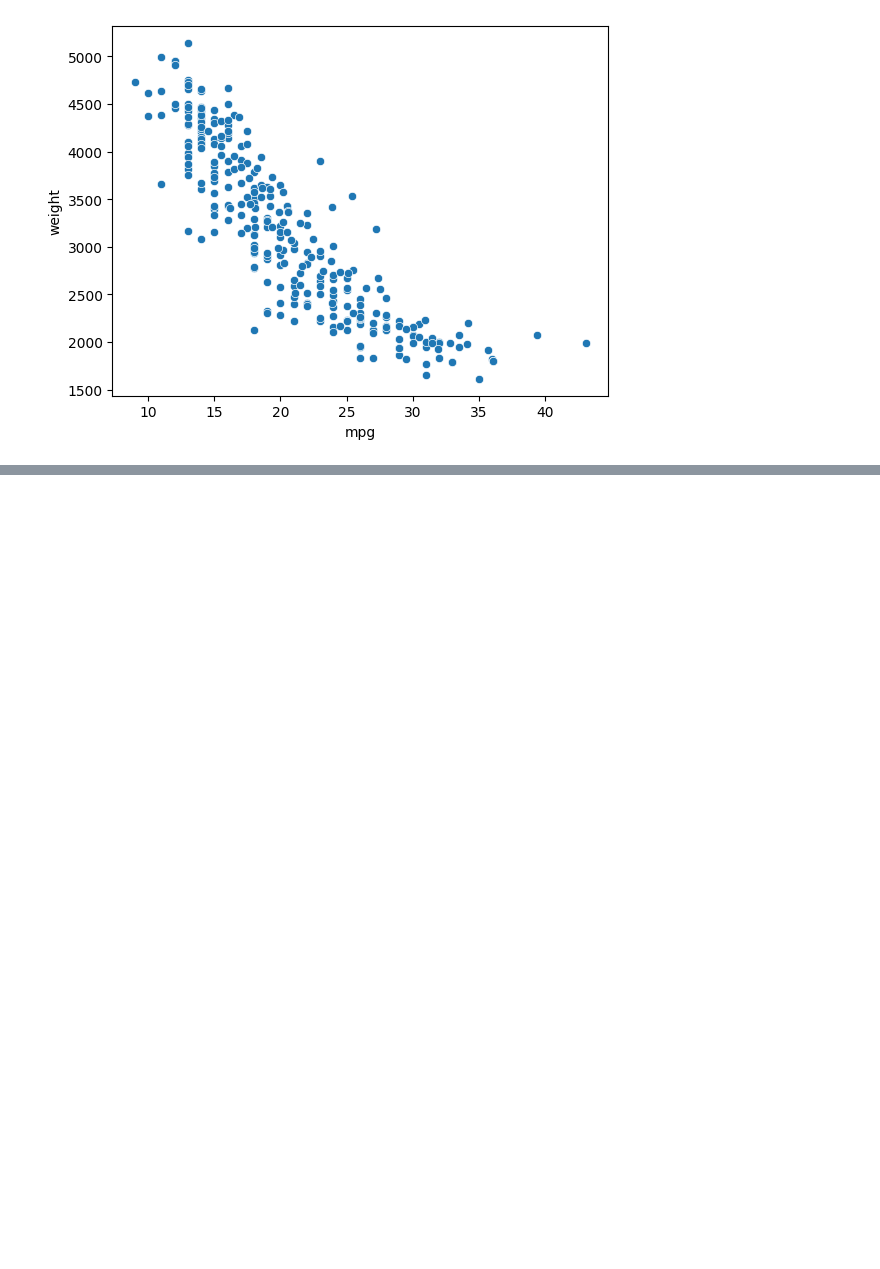
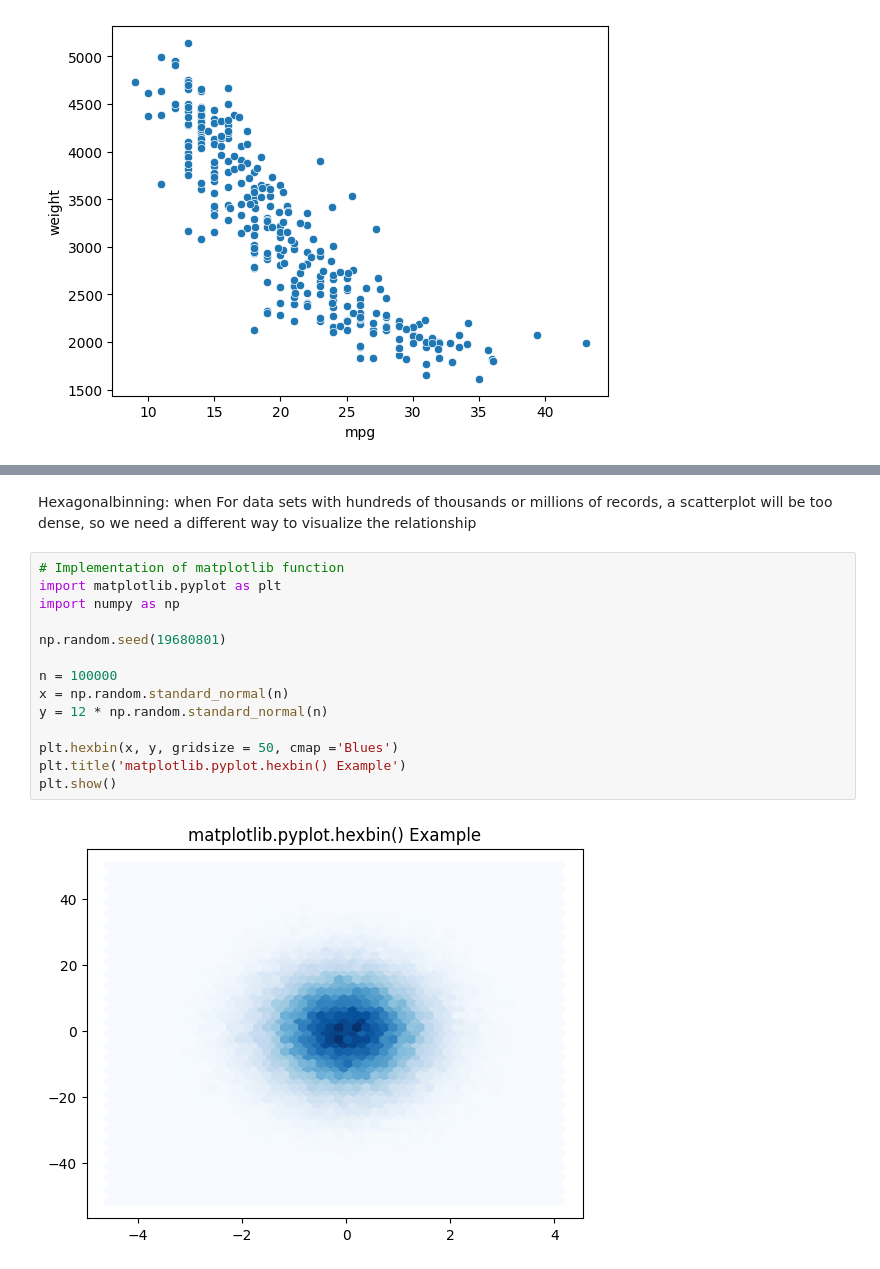
Before and after one commit to santhimaddipudi/Python-work, a Jupyter notebook: ML1_EDA.ipynb, the cells around one changed output, grey strips where cells are left out. Drawn from its saved outputs; the diff is of its cells as text; blank space fills up the shorter version.

```diff
--- a/ML1_EDA.ipynb
+++ b/ML1_EDA.ipynb
@@ -212,0 +243,20 @@ sns.scatterplot(x="mpg", y="weight", data=df);
+# %% [markdown]
+Hexagonalbinning: when For data sets with hundreds
+of thousands or millions of records, a scatterplot will be too dense, so we need a
+different way to visualize the relationship
+# %%
+# Implementation of matplotlib function
+import matplotlib.pyplot as plt
+import numpy as np
+
+np.random.seed(19680801)
+
+n = 100000
+x = np.random.standard_normal(n)
+y = 12 * np.random.standard_normal(n)
+
+plt.hexbin(x, y, gridsize = 50, cmap ='Blues')
+plt.title('matplotlib.pyplot.hexbin() Example')
+plt.show()
+# %% [output]
+[figure, added]
```
Also changed, not shown: parts of 9 cells of this notebook.
